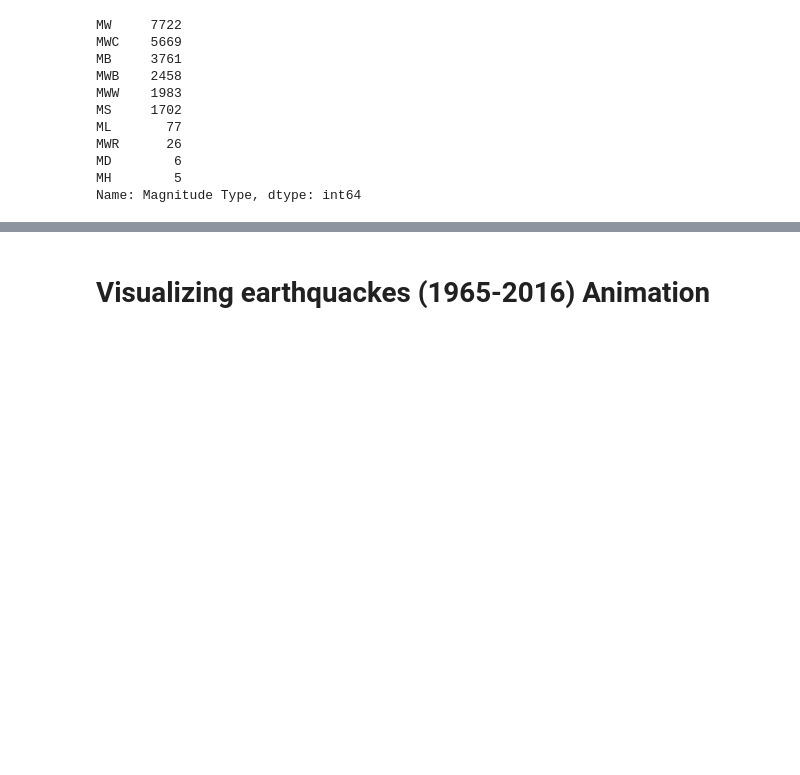
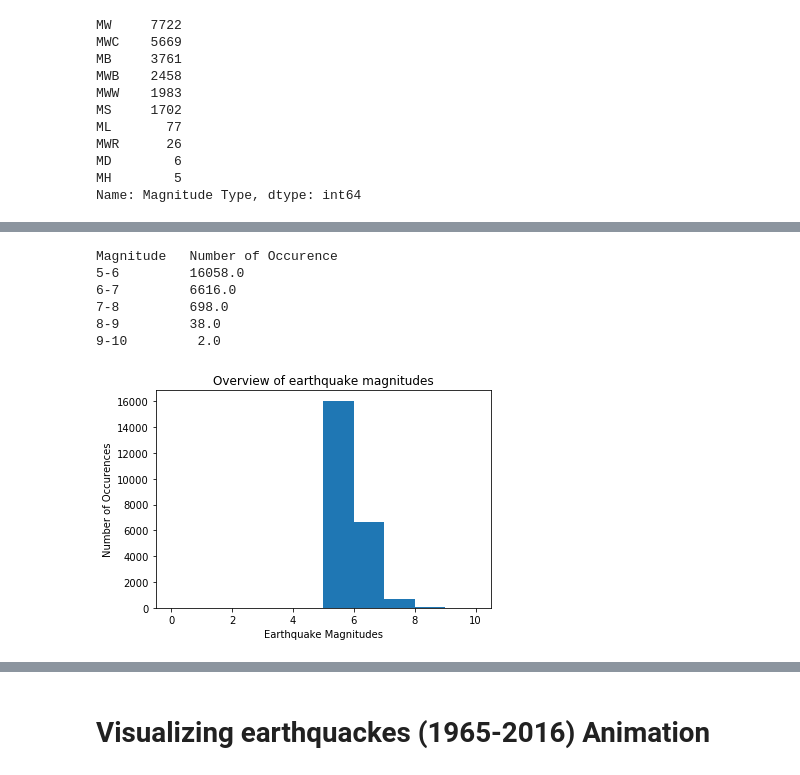
Before and after one commit to Conglang/DeepOps, a Jupyter notebook: Op4_predict_magnitude_of_earthquake/predict_magnitude_of_earthquake.ipynb, the cells around one changed output, grey strips where cells are left out. Cells and saved outputs as stored; diff of their text form; code cells hidden in the pictures; blank space fills up the shorter version.

```diff
--- a/Op4_predict_magnitude_of_earthquake/predict_magnitude_of_earthquake.ipynb
+++ b/Op4_predict_magnitude_of_earthquake/predict_magnitude_of_earthquake.ipynb
@@ -73,0 +114,17 @@ Name: Magnitude Type, dtype: int64
+# %%
+(n, bins, patches) = plt.hist(earth["Magnitude"], range = (0, 10), bins = 10)
+plt.xlabel("Earthquake Magnitudes")
+plt.ylabel("Number of Occurences")
+plt.title("Overview of earthquake magnitudes")
+
+print("Magnitude" +"   "+ "Number of Occurence")
+for i in range(5, len(n)):
+    print(str(i)+ "-"+str(i+1)+"         " +str(n[i]))
+# %% [output]
+Magnitude   Number of Occurence
+5-6         16058.0
+6-7         6616.0
+7-8         698.0
+8-9         38.0
+9-10         2.0
+[figure, added]
```
Also changed, not shown: parts of 17 cells of this notebook.
